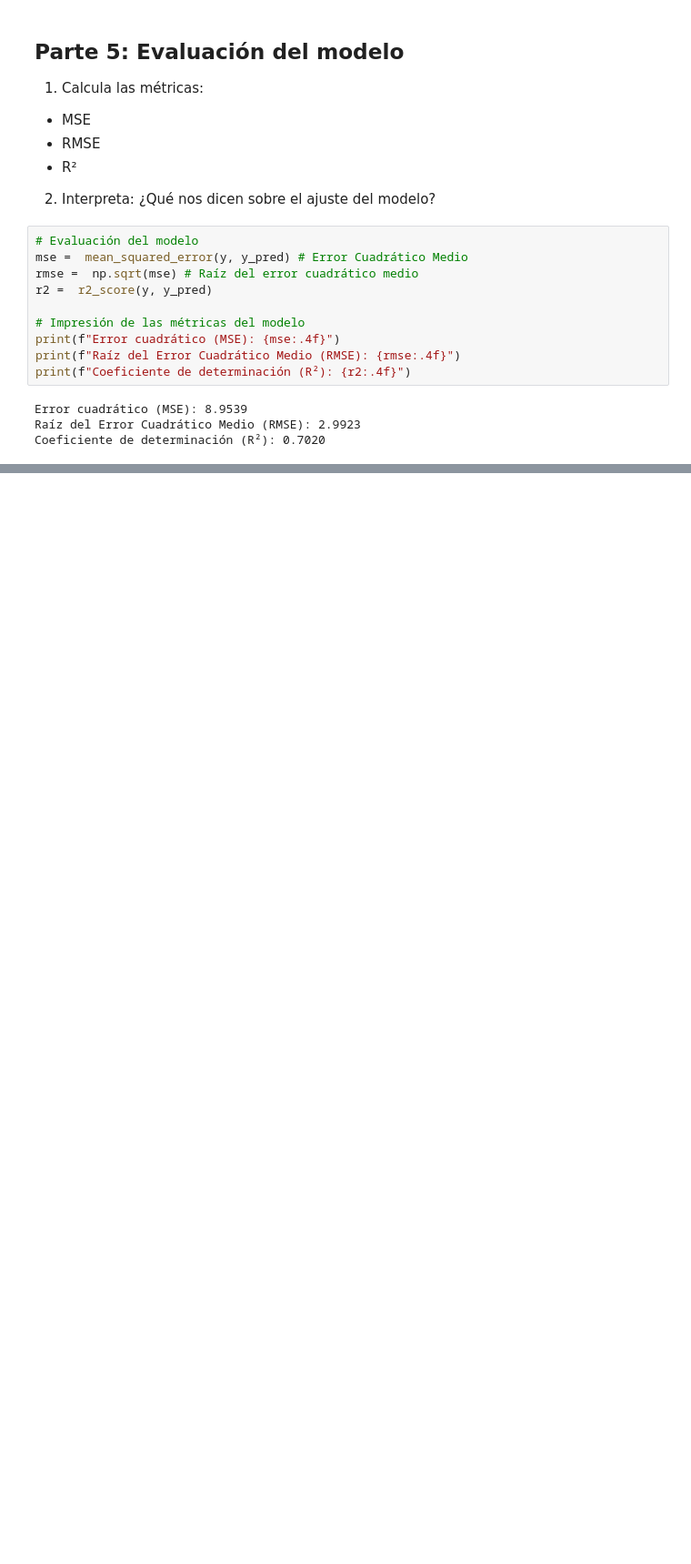
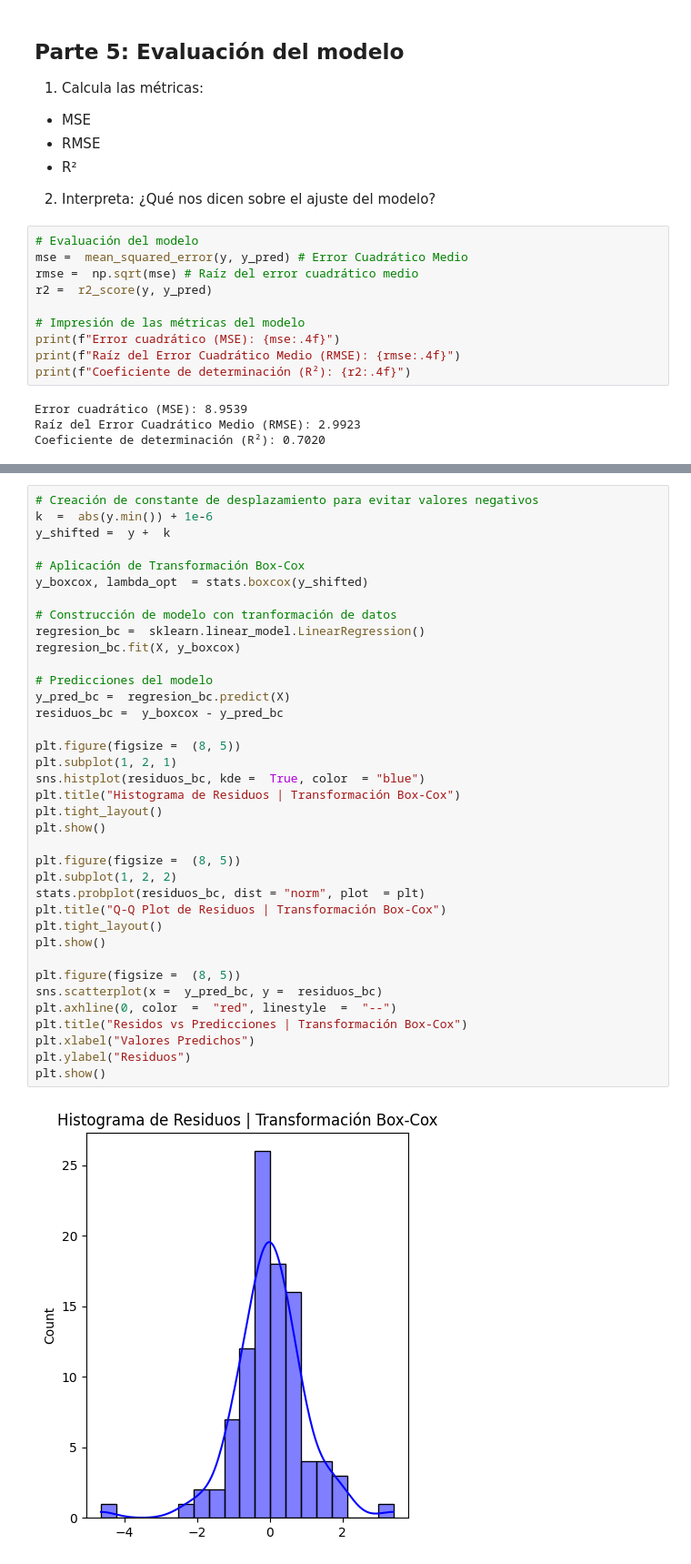
Before and after one commit to josedanielisidororeyes/Anal-tica-Descriptiva-y-Predictiva, a Jupyter notebook: Practica_23_RegresionLinealSimple.ipynb, the cells around one changed output, grey strips where cells are left out. Shown at 91% size. Cells and saved outputs as stored; diff of their text form; blank space fills up the shorter version.

```diff
--- a/Practica_23_RegresionLinealSimple.ipynb
+++ b/Practica_23_RegresionLinealSimple.ipynb
@@ -264,0 +314,39 @@ Responde con tus propias palabras:
+# %%
+# Creación de constante de desplazamiento para evitar valores negativos
+k  =  abs(y.min()) + 1e-6
+y_shifted =  y +  k
+
+# Aplicación de Transformación Box-Cox
+y_boxcox, lambda_opt  = stats.boxcox(y_shifted)
+
+# Construcción de modelo con tranformación de datos
+regresion_bc =  sklearn.linear_model.LinearRegression()
+regresion_bc.fit(X, y_boxcox)
+
+# Predicciones del modelo
+y_pred_bc =  regresion_bc.predict(X)
+residuos_bc =  y_boxcox - y_pred_bc
+
+plt.figure(figsize =  (8, 5))
+plt.subplot(1, 2, 1)
+sns.histplot(residuos_bc, kde =  True, color  = "blue")
+plt.title("Histograma de Residuos | Transformación Box-Cox")
+plt.tight_layout()
+plt.show()
+
+plt.figure(figsize =  (8, 5))
+plt.subplot(1, 2, 2)
+stats.probplot(residuos_bc, dist = "norm", plot  = plt)
+plt.title("Q-Q Plot de Residuos | Transformación Box-Cox")
+plt.tight_layout()
+plt.show()
+
+plt.figure(figsize =  (8, 5))
+sns.scatterplot(x =  y_pred_bc, y =  residuos_bc)
+plt.axhline(0, color  =  "red", linestyle  =  "--")
+plt.title("Residos vs Predicciones | Transformación Box-Cox")
+plt.xlabel("Valores Predichos")
+plt.ylabel("Residuos")
+plt.show()
+# %% [output]
+[figure, added]
```
Also changed, not shown: parts of 12 cells of this notebook.
